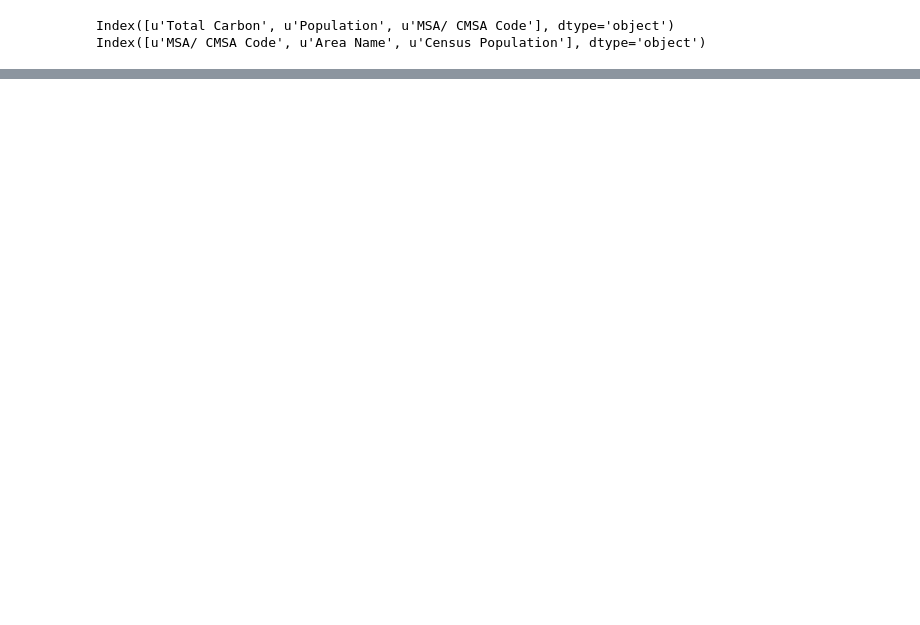
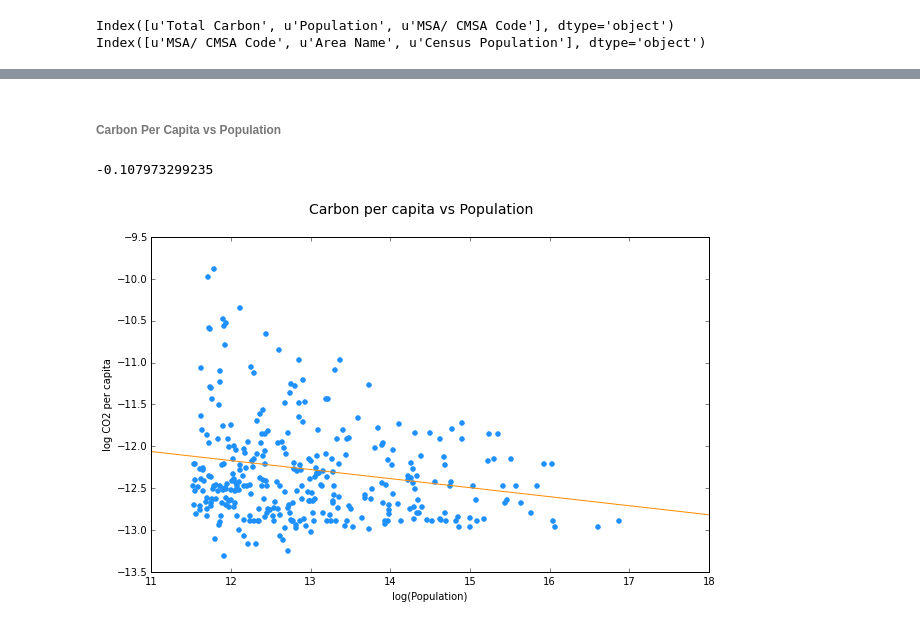
Before and after one commit to pvarsh/foundations-a4, a Jupyter notebook: msa.ipynb, the cells around one changed output, grey strips where cells are left out. Cells and saved outputs as stored; diff of their text form; code cells hidden in the pictures; blank space fills up the shorter version.

```diff
--- a/msa.ipynb
+++ b/msa.ipynb
@@ -172,0 +243,41 @@ statsMSA.head()
+# %% [markdown]
+###### Carbon Per Capita vs Population
+# %%
+X_0 = np.ones(statsMSA.shape[0])
+y = np.log(statsMSA['Carbon Per Capita'])
+X = np.column_stack((X_0, np.log(statsMSA['Population'])))
+mod1 = sm.OLS(y, X).fit()
+print mod1.params[1]
+
+fig1, ax = plt.subplots(figsize = (10, 6))
+
+
+ax.scatter(np.log(statsMSA['Census Population']), np.log(statsMSA['Carbon Per Capita']), color = 'dodgerblue')
+xticks = ax.get_xticks()
+
+
+# for i in range(statsMSA.shape[0]):
+#     text = statsMSA['MSA/ CMSA Code'][i]
+#     xy = (np.log(statsMSA['Census Population'])[i], np.log(statsMSA['Total Carbon Tonnes'])[i])
+#     ax.annotate(statsMSA['MSA/ CMSA Code'], xy)
+
+# get xlims
+xmin, xmax = ax.get_xlim()
+
+# OLS line
+x = np.linspace(xmin, xmax, 100)
+y = mod1.params[0] + x * mod1.params[1]
+ax.plot(x, y, c = 'darkorange')
+
+# axis limits
+ax.set_xlim(xmin, xmax)
+
+# labels
+fig1.suptitle("Carbon per capita vs Population", fontsize = 14)
+ax.set_xlabel("log(Population)")
+ax.set_ylabel("log CO2 per capita")
+
+plt.show()
+# %% [output]
+-0.107973299235
+[figure, added]
```
Also changed, not shown: parts of 13 cells of this notebook.
